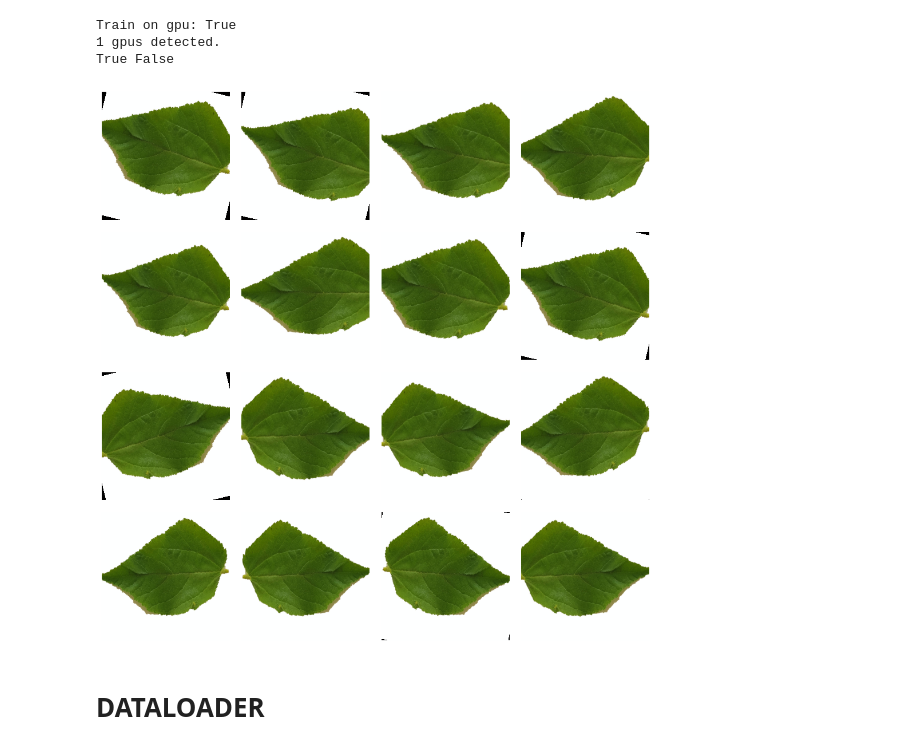
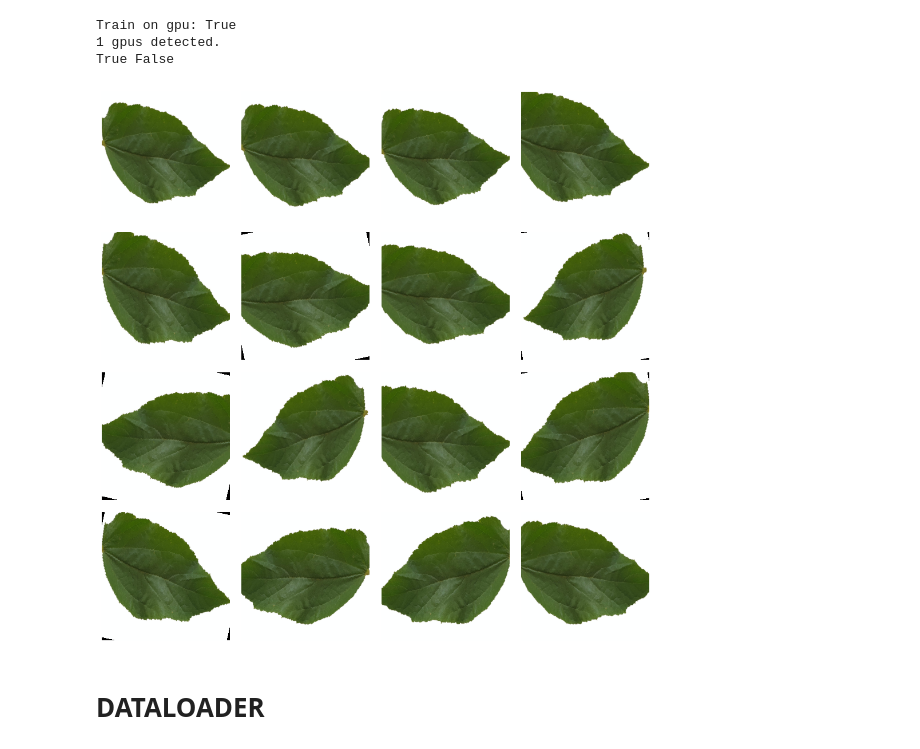
Before and after one commit to AusafMo/Medicinal-Herb-Model-ResNet, a Jupyter notebook: Medicinal_vgg16.ipynb, the cells around one changed output. Cells and saved outputs as stored; diff of their text form; code cells hidden in the pictures.

```diff
--- a/Medicinal_vgg16.ipynb
+++ b/Medicinal_vgg16.ipynb
@@ -517,18 +517,18 @@ image_transforms = {
     ]),
 }
 # %%
-ex_img = Image.open('/content/data/train/Muntingia Calabura (Jamaica Cherry-Gasagase)/MC-S-005.jpg')
+ex_img = Image.open('/content/data/train/Muntingia Calabura (Jamaica Cherry-Gasagase)/MC-S-006.jpg')
 
 t = image_transforms['train']
 plt.figure(figsize=(10, 10))
 
 for i in range(16):
     ax = plt.subplot(4, 4, i + 1)
     _ = imshow_tensor(t(ex_img), ax=ax)
 
 plt.tight_layout()
 # %% [output]
-[figure, old version]
+[figure, new version]
 # %% [markdown]
 # **DATALOADER**
 # %%
```
Also changed, not shown: parts of 45 cells of this notebook.
